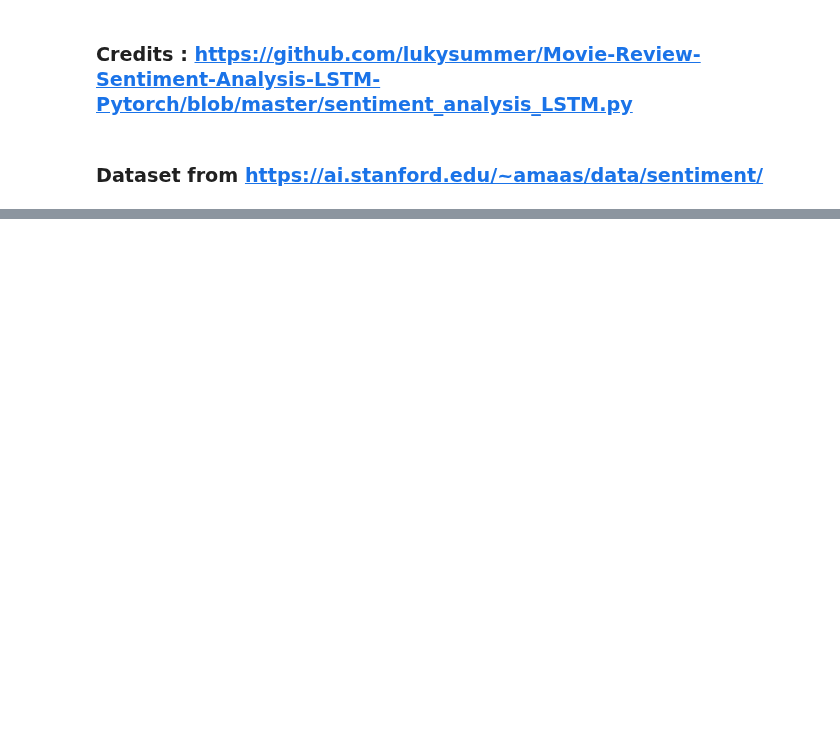
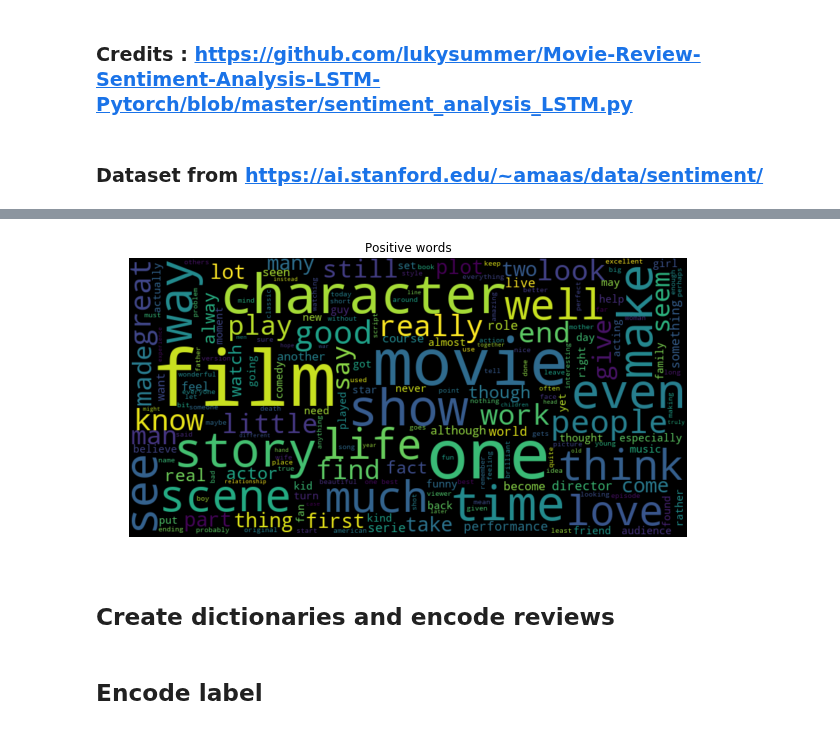
Before and after one commit to amitupreti/sentiment-analysis-with-pytorch-using-deep-learning, a Jupyter notebook: Movie Sentiment Analysis using Deep Learning in pytorch.ipynb, the cells around one changed output, grey strips where cells are left out. Drawn from its saved outputs; the diff is of its cells as text; code cells hidden in the pictures; blank space fills up the shorter version.

```diff
--- a/Movie Sentiment Analysis using Deep Learning in pytorch.ipynb
+++ b/Movie Sentiment Analysis using Deep Learning in pytorch.ipynb
@@ -25,0 +92,6 @@ ImportError: Missing optional dependency 'xlrd'. Install xlrd >= 1.0.0 for Excel
+# %%
+generate_wordcloud(positive_words,'Positive words')
+# %% [output]
+[figure, added]
+# %% [markdown]
+## Create dictionaries and encode reviews
@@ -25,0 +111,2 @@ ImportError: Missing optional dependency 'xlrd'. Install xlrd >= 1.0.0 for Excel
+# %% [markdown]
+## Encode label
```
Also changed, not shown: parts of 30 cells of this notebook, 1 other file.
